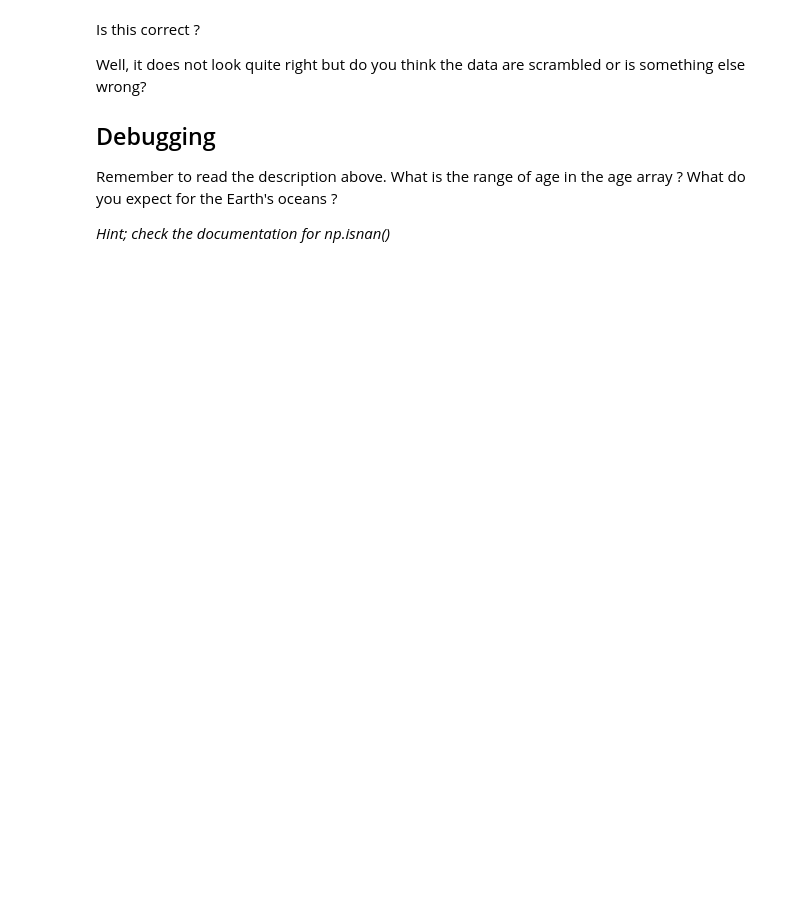
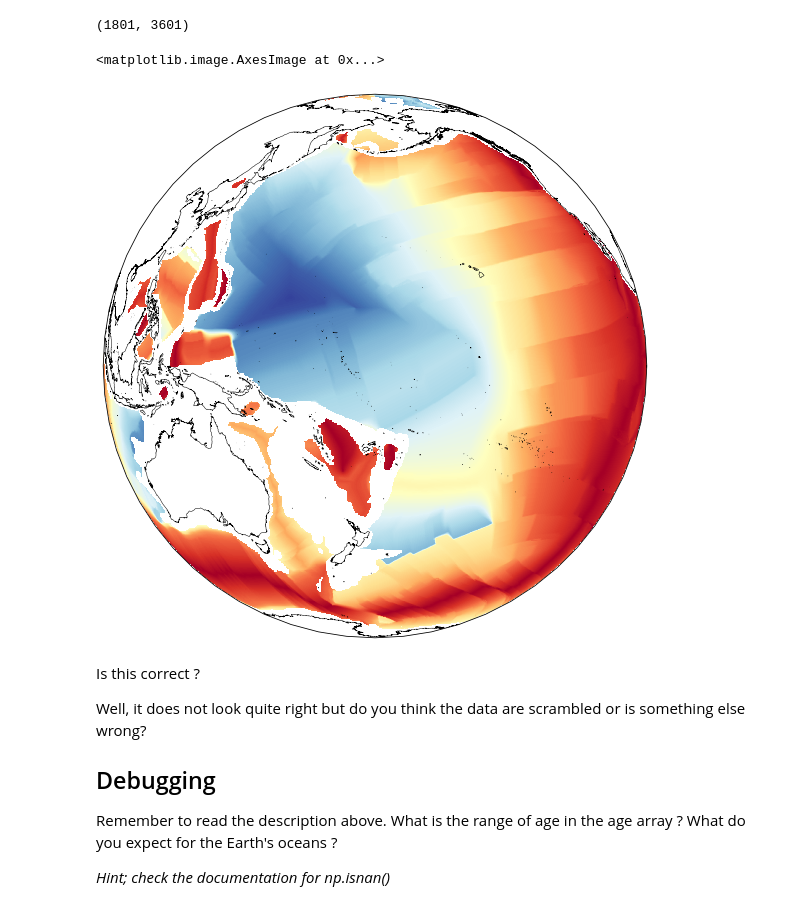
Before and after one commit to ANU-RSES-Education/EMSC-2022, a Jupyter notebook: Notebooks/LAB-convection/EMSC2022W11.iii.ipynb, the cells around one changed output. Cells and saved outputs as stored; diff of their text form; code cells hidden in the pictures; blank space fills up the shorter version.

```diff
--- a/Notebooks/LAB-convection/EMSC2022W11.iii.ipynb
+++ b/Notebooks/LAB-convection/EMSC2022W11.iii.ipynb
@@ -39,25 +39,32 @@ vals = subs_data['z']
 
 x,y = np.meshgrid(lons.data, lats.data)
 age = vals.data
+# %%
+age.shape
+# %% [output]
+(1801, 3601)
 # %%
 
 import matplotlib.pyplot as plt
 %matplotlib inline
 
 import cartopy.crs as ccrs
 import cartopy.feature as cfeature
 
 map_extent = (-180, 180,-90,90)
 
 coastline = cfeature.NaturalEarthFeature('physical', 'coastline', '10m',
                            edgecolor=(1.0,0.8,0.0),
                            facecolor="none")
 
-plt.figure(figsize=(15, 10))
-ax = plt.subplot(111, projection=ccrs.PlateCarree())
-ax.set_extent(map_extent)
+fig = plt.figure(figsize=(15, 10))
+ax  = plt.subplot(111, projection=ccrs.Orthographic(central_longitude=180))
+# ax.set_extent(map_extent)
 
 ax.add_feature(coastline, edgecolor="black", linewidth=0.5, zorder=3)
 
-plt.imshow(age, extent=map_extent, transform=ccrs.PlateCarree(),
-           cmap='RdYlBu', origin='lower', vmin=0.0, vmax=180.0)
+ax.imshow(age, extent=map_extent, transform=ccrs.PlateCarree(),
+           cmap='RdYlBu', origin='lower', vmin=0.0, vmax=18000.0)
+# %% [output]
+<matplotlib.image.AxesImage at 0x...>
+[figure, added]
```
Also changed, not shown: parts of 1 cell of this notebook, 16 other files.
